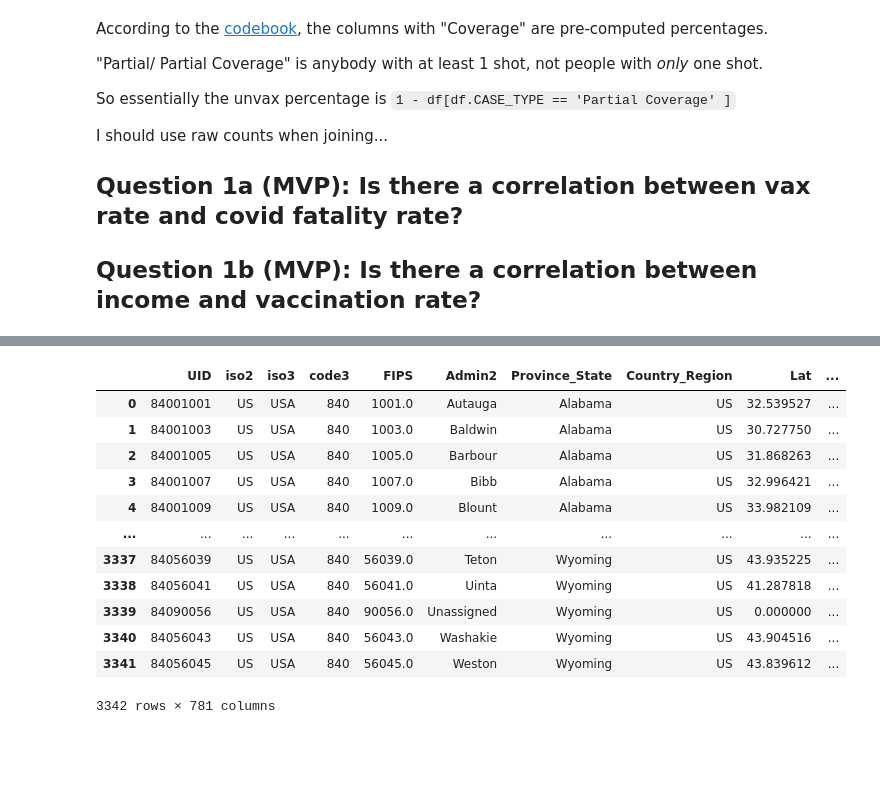
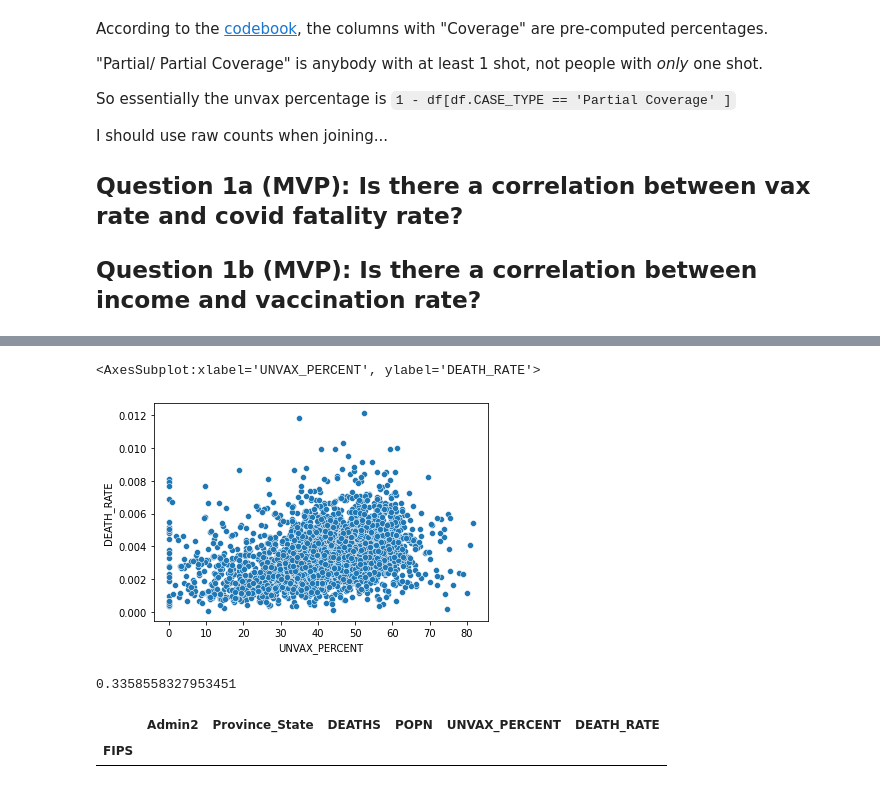
Before and after one commit to csdurfee/COVID_fatality_rates, a Jupyter notebook: exploration.ipynb, the cells around one changed output, grey strips where cells are left out. Drawn from its saved outputs; the diff is of its cells as text; code cells hidden in the pictures; blank space fills up the shorter version.

```diff
--- a/exploration.ipynb
+++ b/exploration.ipynb
@@ -91,16 +101,7 @@ deaths_df
-# %%
-df
-# %% [output]
-|  | UID | iso2 | iso3 | code3 | FIPS | Admin2 | Province_State | Country_Region | Lat | ... |
-| 0 | 84001001 | US | USA | 840 | 1001.0 | Autauga | Alabama | US | 32.539527 | ... |
-| 1 | 84001003 | US | USA | 840 | 1003.0 | Baldwin | Alabama | US | 30.727750 | ... |
-| 2 | 84001005 | US | USA | 840 | 1005.0 | Barbour | Alabama | US | 31.868263 | ... |
-| 3 | 84001007 | US | USA | 840 | 1007.0 | Bibb | Alabama | US | 32.996421 | ... |
-| 4 | 84001009 | US | USA | 840 | 1009.0 | Blount | Alabama | US | 33.982109 | ... |
-| ... | ... | ... | ... | ... | ... | ... | ... | ... | ... | ... |
-| 3337 | 84056039 | US | USA | 840 | 56039.0 | Teton | Wyoming | US | 43.935225 | ... |
-| 3338 | 84056041 | US | USA | 840 | 56041.0 | Uinta | Wyoming | US | 41.287818 | ... |
-| 3339 | 84090056 | US | USA | 840 | 90056.0 | Unassigned | Wyoming | US | 0.000000 | ... |
-| 3340 | 84056043 | US | USA | 840 | 56043.0 | Washakie | Wyoming | US | 43.904516 | ... |
-| 3341 | 84056045 | US | USA | 840 | 56045.0 | Weston | Wyoming | US | 43.839612 | ... |
-3342 rows × 781 columns
+# %%
+import seaborn as sns
+
+sns.scatterplot(y=joined.DEATH_RATE, x=joined.UNVAX_PERCENT)
+# %% [output]
+<AxesSubplot:xlabel='UNVAX_PERCENT', ylabel='DEATH_RATE'>
+[figure, added]
@@ -106,0 +110,12 @@ df
+# %%
+joined.UNVAX_PERCENT.corr(joined.DEATH_RATE)
+# %% [output]
+0.3358558327953451
+# %%
+## there are about a million people in counties reporting 0 fatalities
+# (which must be a reporting error)
+
+joined[joined.DEATH_RATE == 0].sort_values('POPN', ascending=False)
+# %% [output]
+|  | Admin2 | Province_State | DEATHS | POPN | UNVAX_PERCENT | DEATH_RATE |
+| FIPS |  |  |  |  |  |  |
```
Also changed, not shown: parts of 10 cells of this notebook.
